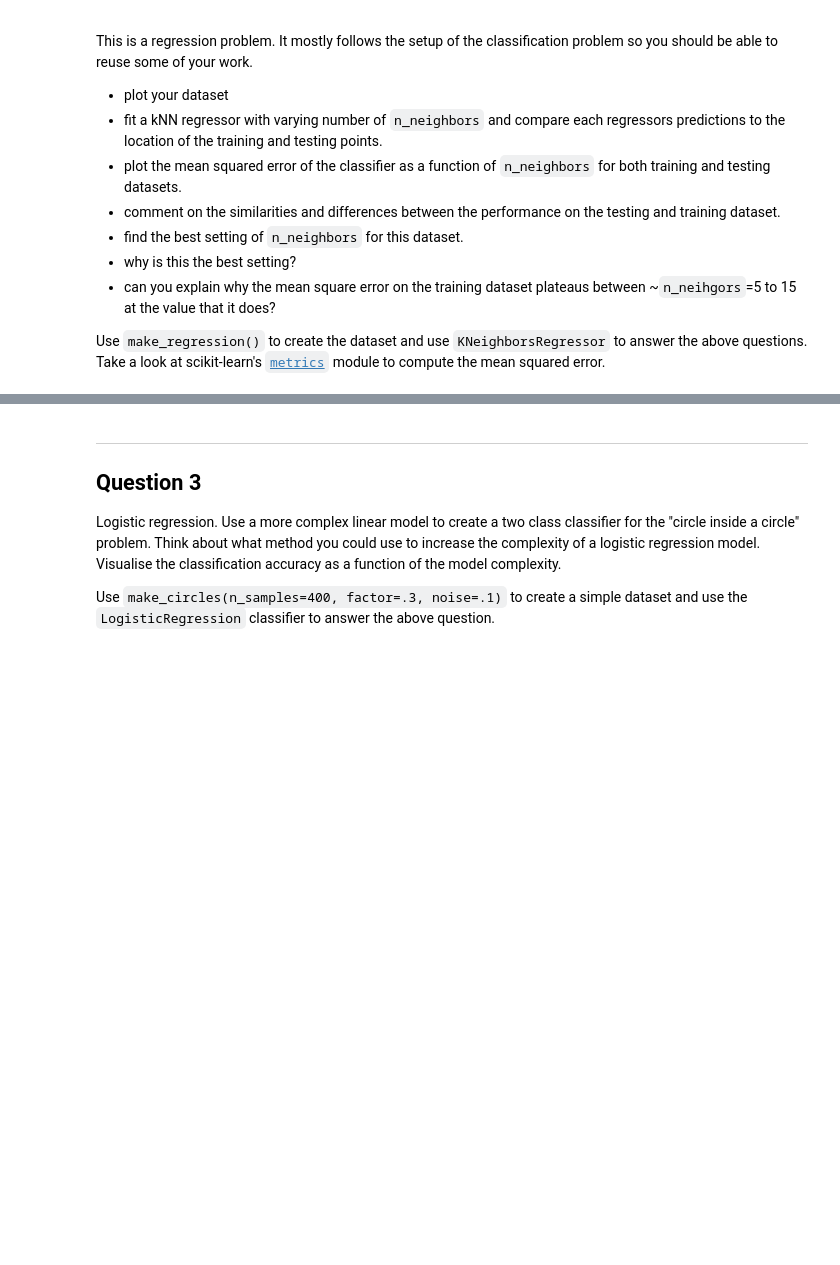
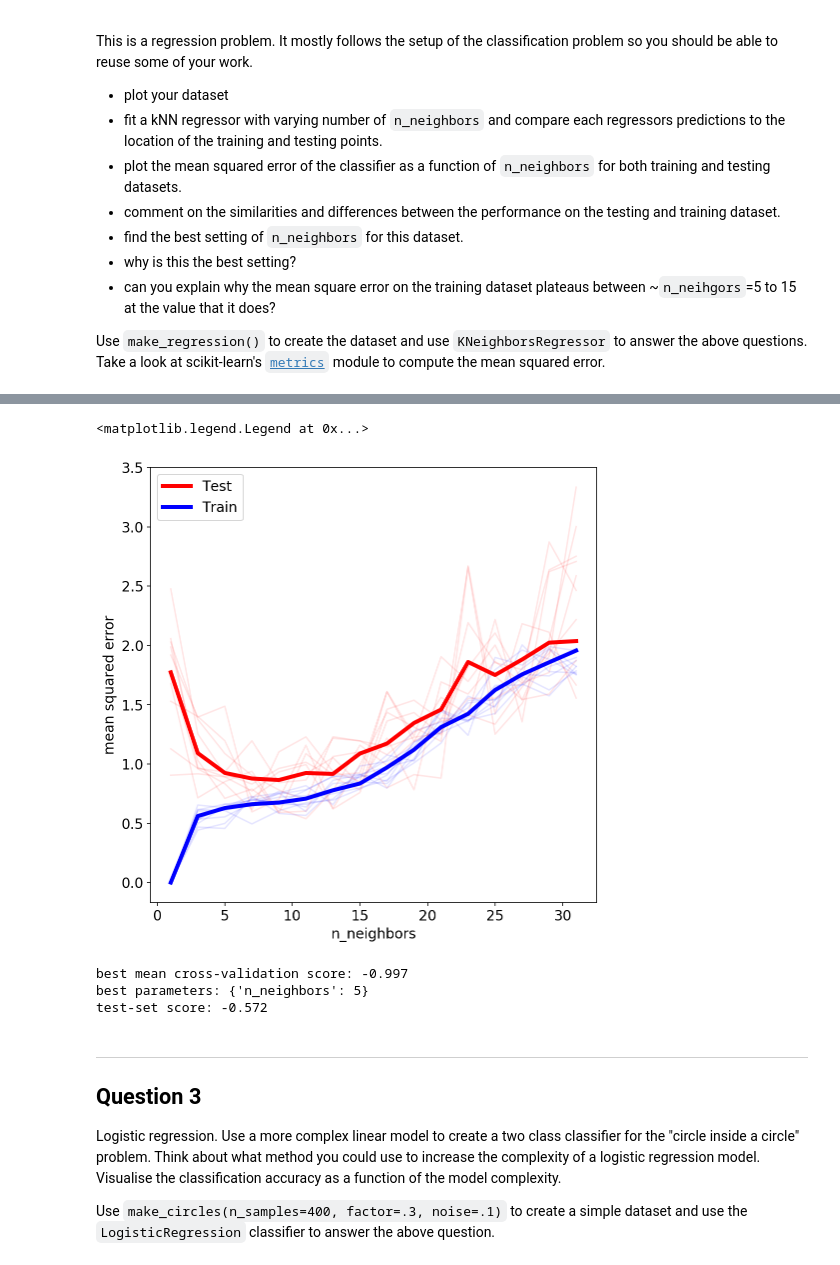
Before and after one commit to ZeusHofstetter/advanced-comp-2018, a Jupyter notebook: exercise_1.ipynb, the cells around one changed output, grey strips where cells are left out. Saved outputs shown, nothing was run; the diff lists cells and outputs as text; code cells hidden in the pictures; blank space fills up the shorter version.

```diff
--- a/exercise_1.ipynb
+++ b/exercise_1.ipynb
@@ -194,3 +286,75 @@ def make_regression(n_samples=100, noise_level=0.8, random_state=2):
+# %%
+from sklearn.metrics import mean_squared_error
+
+#plot the mean squared error of the classifier as a function of n_neighbors for both training and testing datasets.
+
+k_train = np.arange(1,33,2)
+mse_train = []
+mse_test = []
+
+for kt in k_train:
+    r_test=[]
+    r_train=[]
+    for n in range(50):
+        X_train,X_test, y_train,y_test = train_test_split(X, y, train_size=0.7)
+        rgr = KNeighborsRegressor(n_neighbors=kt)
+        rgr.fit(X_train, y_train)
+        y_pred = rgr.predict(X_train)
+        r_train.append(mean_squared_error(y_pred, y_train))
+        y_pred = rgr.predict(X_test)
+        r_test.append(mean_squared_error(y_pred, y_test))
+
+    mse_test.append(r_test)
+    mse_train.append(r_train)
+
+mse_test=np.array(mse_test)
+mse_train=np.array(mse_train)
+for n in range(10):
+    plt.plot(k_train, mse_train[:,n], c='b', alpha=0.1)
+    plt.plot(k_train, mse_test[:,n], c='r', alpha=0.1)
+
+plt.plot(k_train, mse_test.mean(axis=1), label='Test', c='r', lw=4)
+plt.plot(k_train, mse_train.mean(axis=1), label='Train', c='b', lw=4)
+plt.xlabel('n_neighbors')
+plt.ylabel('mean squared error')
+plt.legend(loc='best')
+
+#comment on the similarities and differences between the performance on the testing and training dataset.
+#The observed behaviour is the same as for the classification,
+#except that the curves are inverted as we are now looking for the lowest possible mse instead of the highest score
+# %% [output]
+<matplotlib.legend.Legend at 0x...>
+[figure, added]
+# %%
+from sklearn.model_selection import GridSearchCV
+from sklearn.metrics import make_scorer
+mse_scorer = make_scorer(mean_squared_error, greater_is_better=False)
+
+#find the best setting of n_neighbors for this dataset.
+param_grid = {'n_neighbors':  np.arange(1, 33, 2)}
+
+grid = GridSearchCV(KNeighborsRegressor(), param_grid=param_grid,scoring=mse_scorer)
+grid.fit(X_train, y_train)
+
+print("best mean cross-validation score: {:.3f}".format(grid.best_score_))
+print("best parameters: {}".format(grid.best_params_))
+print("test-set score: {:.3f}".format(grid.score(X_test, y_test)))
+
+#why is this the best setting?
+#Because for this random distribution and validation-split it best categorizes the test set.
+#It neither under- nor overfittes the model.
+
+#can you explain why the mean square error on the training dataset plateaus between ~n_neighbors=5 to 15
+# at the value that it does?
+#Less than 5 n_neighbors seem to be to less to take into the account the noise in the training data.
+#The model is overfitted (training performs near perfect, while test is much worse)
+#For more than 15 n_neighbors the model tries to find a to smooth function and local information is lost.
+#The plateau value between k=5-15 seems to correspond to the the best possibe model we can create
+#with the given training set
+# %% [output]
+best mean cross-validation score: -0.997
+best parameters: {'n_neighbors': 5}
+test-set score: -0.572
 # %% [markdown]
 ---
 
```
Also changed, not shown: parts of 13 cells of this notebook.
